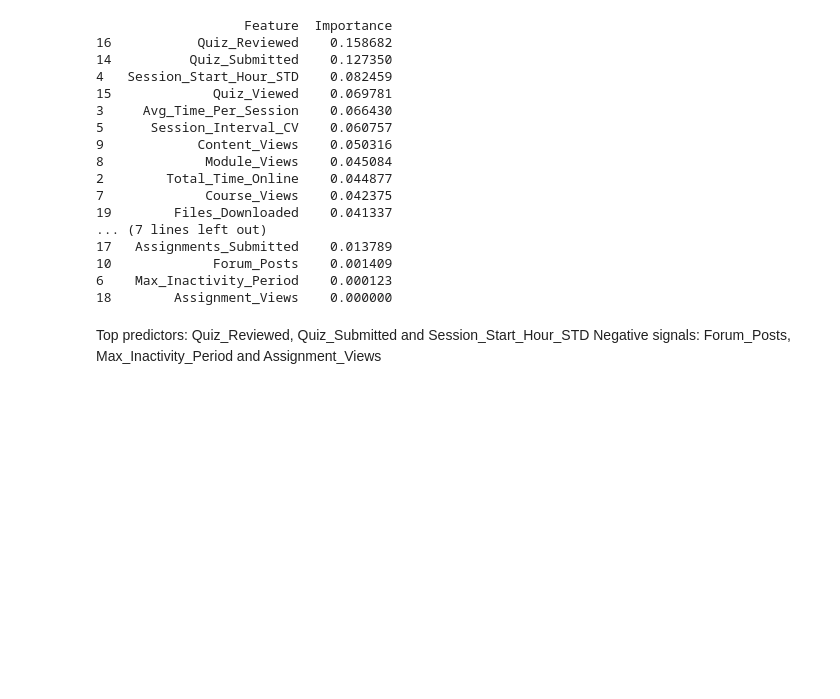
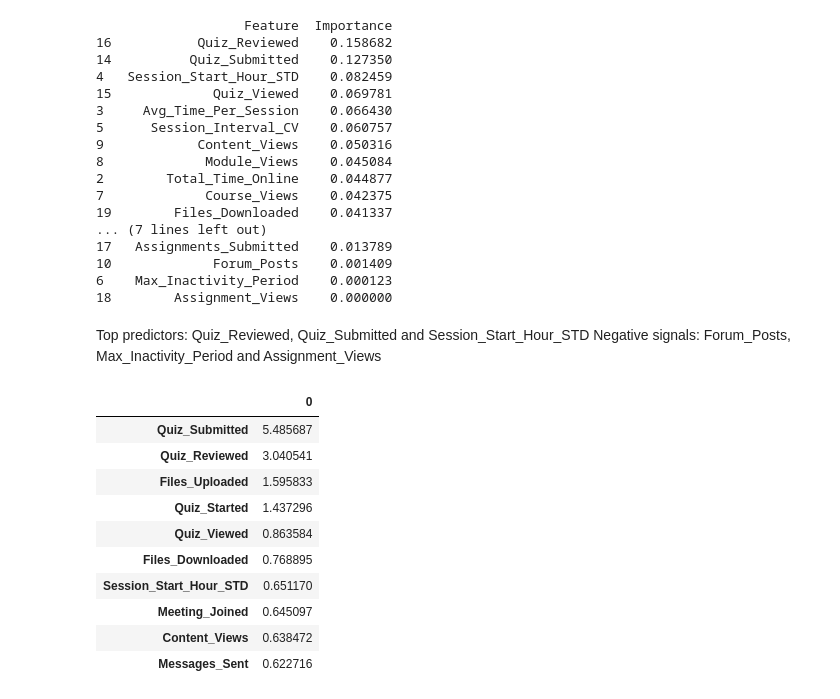
Before and after one commit to ctivir/moodle-analytics-pipeline, a Jupyter notebook: notebooks/04_feature_importance.ipynb, the cells around one changed output. Cells and saved outputs as stored; diff of their text form; code cells hidden in the pictures; blank space fills up the shorter version.

```diff
--- a/notebooks/04_feature_importance.ipynb
+++ b/notebooks/04_feature_importance.ipynb
@@ -35,3 +35,19 @@ print(importance_df)
 # %% [markdown]
 Top predictors: Quiz_Reviewed, Quiz_Submitted and Session_Start_Hour_STD
 Negative signals: Forum_Posts, Max_Inactivity_Period and Assignment_Views
+# %%
+import pandas as pd # Load the global SHAP importance CSV
+shap_importance = pd.read_csv("../report/shap/shap_global_mean_abs.csv", index_col=0) # Show the top 10 most important features
+shap_importance.head(10)
+# %% [output]
+|  | 0 |
+| Quiz_Submitted | 5.485687 |
+| Quiz_Reviewed | 3.040541 |
+| Files_Uploaded | 1.595833 |
+| Quiz_Started | 1.437296 |
+| Quiz_Viewed | 0.863584 |
+| Files_Downloaded | 0.768895 |
+| Session_Start_Hour_STD | 0.651170 |
+| Meeting_Joined | 0.645097 |
+| Content_Views | 0.638472 |
+| Messages_Sent | 0.622716 |
```
Also changed, not shown: parts of 1 cell of this notebook, 14 other files.
